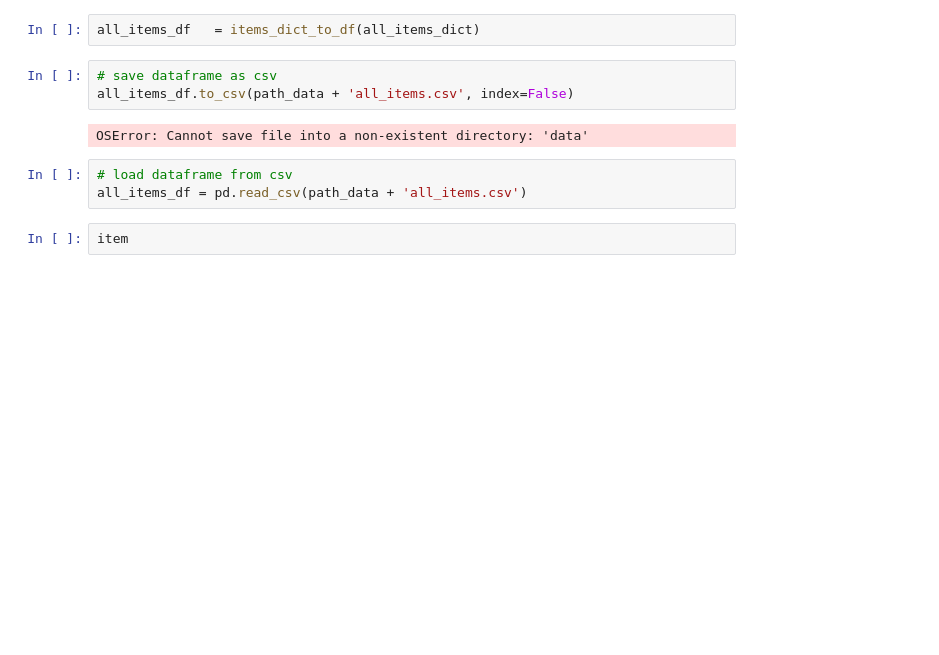
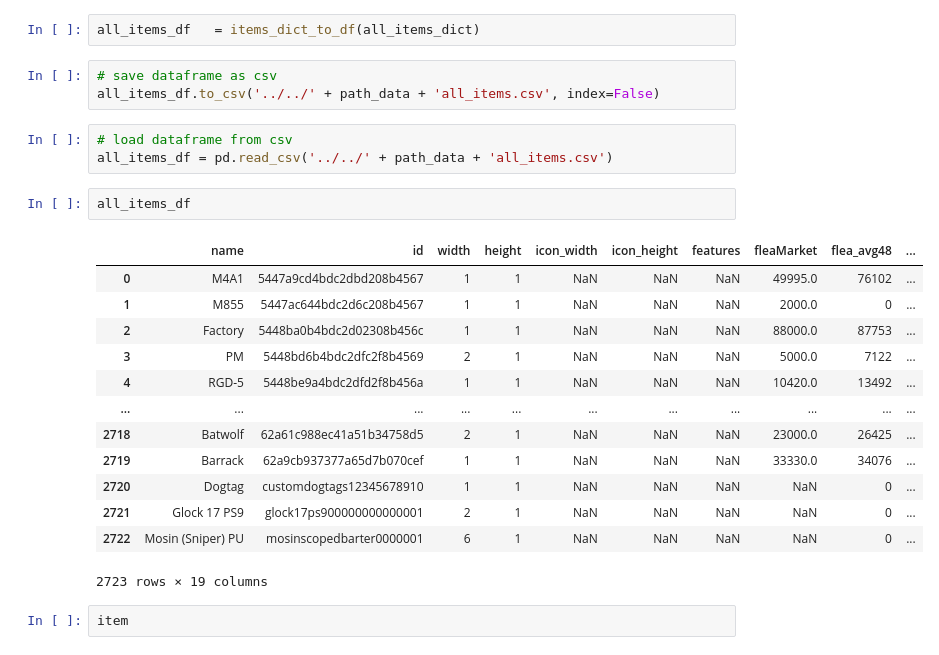
Before and after one commit to mi000hi/tarkovRat, a Jupyter notebook: src/notebooks/scratchpad.ipynb, the cells around one changed output. Drawn from its saved outputs; the diff is of its cells as text; blank space fills up the shorter version.

```diff
--- a/src/notebooks/scratchpad.ipynb
+++ b/src/notebooks/scratchpad.ipynb
@@ -63,12 +65,26 @@ all_items_dict = getAllItemsPrices()
 all_items_df   = items_dict_to_df(all_items_dict)
 # %%
 # save dataframe as csv
-all_items_df.to_csv(path_data + 'all_items.csv', index=False)
+all_items_df.to_csv('../../' + path_data + 'all_items.csv', index=False)
-# %% [output]
-OSError: Cannot save file into a non-existent directory: 'data'
 # %%
 # load dataframe from csv
-all_items_df = pd.read_csv(path_data + 'all_items.csv')
+all_items_df = pd.read_csv('../../' + path_data + 'all_items.csv')
+# %%
+all_items_df
+# %% [output]
+|  | name | id | width | height | icon_width | icon_height | features | fleaMarket | flea_avg48 | ... |
+| 0 | M4A1 | 5447a9cd4bdc2dbd208b4567 | 1 | 1 | NaN | NaN | NaN | 49995.0 | 76102 | ... |
+| 1 | M855 | 5447ac644bdc2d6c208b4567 | 1 | 1 | NaN | NaN | NaN | 2000.0 | 0 | ... |
+| 2 | Factory | 5448ba0b4bdc2d02308b456c | 1 | 1 | NaN | NaN | NaN | 88000.0 | 87753 | ... |
+| 3 | PM | 5448bd6b4bdc2dfc2f8b4569 | 2 | 1 | NaN | NaN | NaN | 5000.0 | 7122 | ... |
+| 4 | RGD-5 | 5448be9a4bdc2dfd2f8b456a | 1 | 1 | NaN | NaN | NaN | 10420.0 | 13492 | ... |
+| ... | ... | ... | ... | ... | ... | ... | ... | ... | ... | ... |
+| 2718 | Batwolf | 62a61c988ec41a51b34758d5 | 2 | 1 | NaN | NaN | NaN | 23000.0 | 26425 | ... |
+| 2719 | Barrack | 62a9cb937377a65d7b070cef | 1 | 1 | NaN | NaN | NaN | 33330.0 | 34076 | ... |
+| 2720 | Dogtag | customdogtags12345678910 | 1 | 1 | NaN | NaN | NaN | NaN | 0 | ... |
+| 2721 | Glock 17 PS9 | glock17ps900000000000001 | 2 | 1 | NaN | NaN | NaN | NaN | 0 | ... |
+| 2722 | Mosin (Sniper) PU | mosinscopedbarter0000001 | 6 | 1 | NaN | NaN | NaN | NaN | 0 | ... |
+2723 rows × 19 columns
 # %%
 item
 # %% [output]
```
Also changed, not shown: parts of 2 cells of this notebook, 3 other files.
